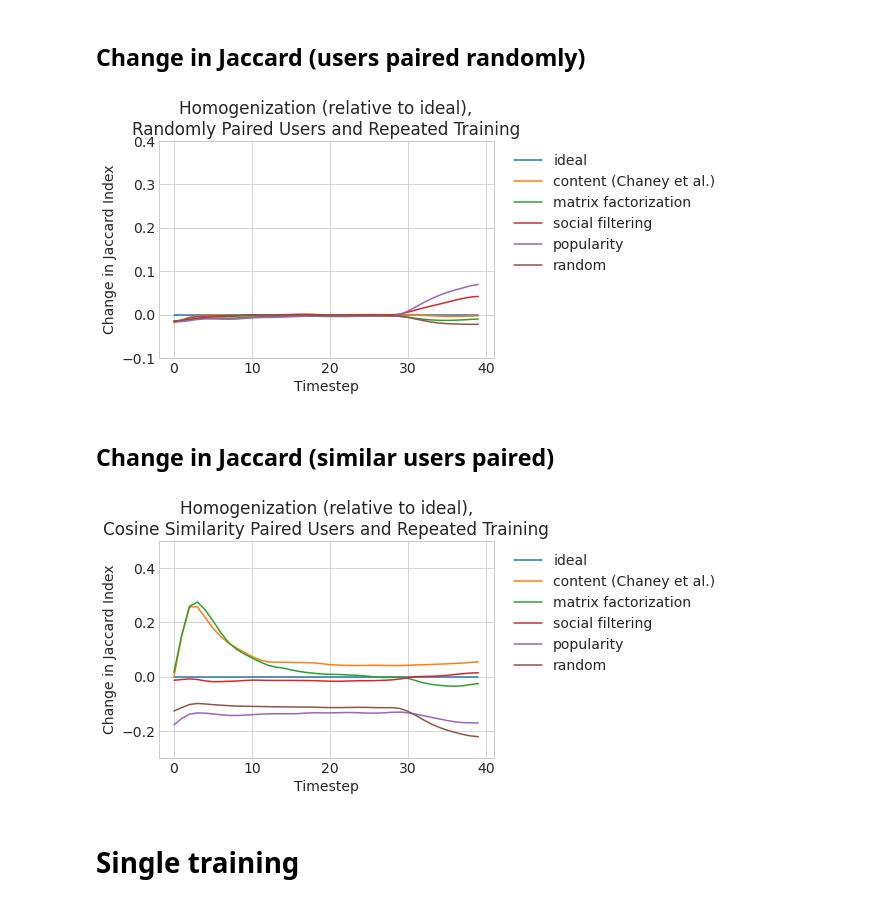
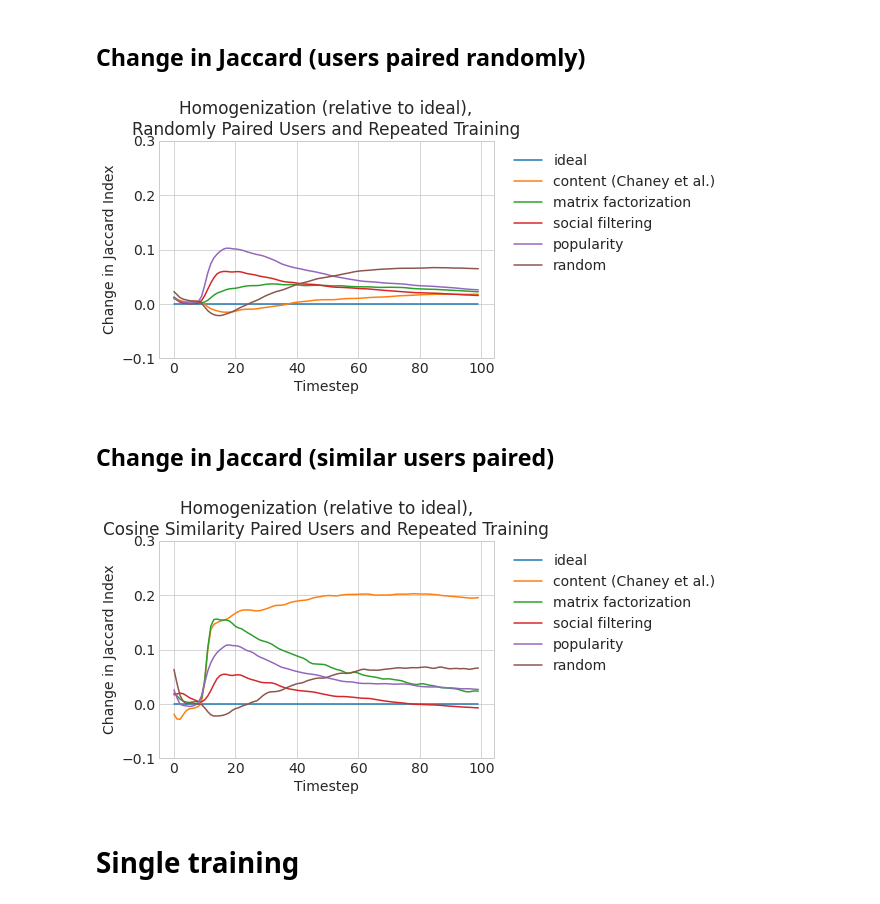
Before and after one commit to sunnymatt/t-recs-experiments, a Jupyter notebook: notebooks/chaney_replication.ipynb, the cells around one changed output. Drawn from its saved outputs; the diff is of its cells as text; code cells hidden in the pictures.

Commit message:
Closer to the Chaney, but random recommender exhibits strangely high homogenization

```diff
--- a/notebooks/chaney_replication.ipynb
+++ b/notebooks/chaney_replication.ipynb
@@ -335,7 +361,8 @@ np.testing.assert_array_equal(true_scores, ideal_rec.predicted_scores)
 # random recommender - randomly update users at every step
 class RandomRecommender(ContentFiltering):
     def _update_internal_state(self, interactions):
-        pass
+        self.items_hat[:, :] = np.random.rand(*self.items_hat.shape)
+        self.users_hat[:, :] = np.random.rand(*self.users_hat.shape)
 
     def process_new_items(self, new_items):
         """
@@ -344,27 +371,28 @@ class RandomRecommender(ContentFiltering):
         num_items = new_items.shape[1]
         num_attr = self.items_hat.shape[0]
         item_representation = np.random.rand(num_attr, num_items)
-        self.items_hat = np.hstack([self.items_hat, item_representation])
+        return item_representation
 # %%
 # Chaney ContentFiltering - uses NNLS solver
 class ChaneyContent(ContentFiltering):
     def __init__(self, *args, **kwargs):
         super().__init__(*args, **kwargs)
 
-
     def _update_internal_state(self, interactions):
         # update cumulative interactions
+        num_new_items = self.items_hat.shape[1] - self.cumulative_interactions.shape[1] # how many new items were added to the system?
+        if num_new_items > 0:
+            self.cumulative_interactions = np.hstack([self.cumulative_interactions, np.zeros((self.num_users, num_new_items))]) # add new items to cumulative interactions
         self.cumulative_interactions[self.users.user_vector, interactions] += 1
 
     def train(self):
         if hasattr(self, 'cumulative_interactions') and self.cumulative_interactions.sum() > 0: # if there are interactions present:
+            items_to_train = self.cumulative_interactions.shape[1] # can't train representations for new items before interactions have happened!
             for i in range(self.num_users):
-                items_to_train = self.cumulative_interactions.shape[1] # can't train representations for new items before interactions have happened!
                 item_attr = self.items_hat[:, :items_to_train].T
                 self.users_hat[i, :] = nnls(item_attr, self.cumulative_interactions[i, :])[0] # solve for Content Filtering representation using nnls solver
-                num_new_items = self.items_hat.shape[1] - items_to_train
-                if num_new_items > 0:
-                    self.cumulative_interactions = np.hstack([self.cumulative_interactions, np.zeros((self.num_users, num_new_items))]) # add new items to cumulative interactions
+            num_new_items = self.items_hat.shape[1] - self.cumulative_interactions.shape[1] # how many new items were added to the system?
+
         else:
             self.cumulative_interactions = np.zeros((self.users_hat.shape[0], self.items_hat.shape[1]))
         super().train()
@@ -519,17 +551,19 @@ for i in range(NUM_SIMS):
 
     repeated_training = True
     rep_train_models["ideal"] = run_ideal_sim(true_prefs, item_representation, true_scores, noisy_scores, pairs, repeated_training)
-    rep_train_models["content_chaney"] = run_content_sim(item_representation, noisy_scores, pairs, repeated_training)
-    rep_train_models["mf"] = run_mf_sim(item_representation, noisy_scores, pairs, repeated_training)
-    rep_train_models["sf"] = run_sf_sim(social_network, item_representation, noisy_scores, pairs, repeated_training)
-    rep_train_models["popularity"] = run_pop_sim(item_representation, noisy_scores, pairs, repeated_training)
-    rep_train_models["random"] = run_random_sim(item_representation, noisy_scores, pairs)
+    ideal_interactions = np.hstack(process_measurement(rep_train_models["ideal"], "interaction_history")) # pull out the interaction history for the ideal simulations
+    rep_train_models["content_chaney"] = run_content_sim(item_representation, noisy_scores, pairs, ideal_interactions, repeated_training)
+    rep_train_models["mf"] = run_mf_sim(item_representation, noisy_scores, pairs, ideal_interactions, repeated_training)
+    rep_train_models["sf"] = run_sf_sim(social_network, item_representation, noisy_scores, pairs, ideal_interactions, repeated_training)
+    rep_train_models["popularity"] = run_pop_sim(item_representation, noisy_scores, pairs, ideal_interactions, repeated_training)
+    rep_train_models["random"] = run_random_sim(item_representation, noisy_scores, pairs, ideal_interactions)
 
     # extract results from each model
     for model_key in model_keys:
         model = rep_train_models[model_key]
-        rep_train_results["sim_users"][model_key].append(process_measurement(model, "similar_user_jaccard"))
         rep_train_results["random_users"][model_key].append(process_measurement(model, "interaction_similarity"))
+        if model_key is not "ideal": # homogenization of similar users is always measured relative to the ideal model
+            rep_train_results["sim_users"][model_key].append(process_measurement(model, "similar_user_jaccard"))
 # %%
 # graphing
 plt.style.use('seaborn-whitegrid')
@@ -563,32 +597,32 @@ for m in model_keys:
 plt.ylabel("Change in Jaccard Index")
 plt.xlabel("Timestep")
 plt.legend(facecolor='white', framealpha=1, loc='upper right', bbox_to_anchor=(1.7, 1.0))
-plt.ylim(-0.1, 0.4)
+plt.ylim(-0.1, 0.3)
 plt.title("Homogenization (relative to ideal),\nRandomly Paired Users and Repeated Training")
 plt.savefig('repeated_training_random_pair.pdf', bbox_inches = "tight")
 # %% [output]
-[figure, old version]
+[figure, new version]
 # %% [markdown]
 ## Change in Jaccard (similar users paired)
 # %%
 # get change in jaccard index just for ideal recommender
-ideal_jaccard = np.array(rep_train_results["sim_users"]["ideal"])
 relative_jaccard = {}
+relative_jaccard["ideal"] = np.zeros(STARTUP_ITERS + SIM_ITERS)
 
 for model_key in model_keys:
-    abs_jaccard = np.array(rep_train_results["sim_users"][model_key])
-    relative_jaccard[model_key] = (abs_jaccard - ideal_jaccard).mean(axis=0) # average across 10 trials
+    if model_key is not "ideal":
+        relative_jaccard[model_key] = (np.array(rep_train_results["sim_users"][model_key])).mean(axis=0) # average across 10 trials
 # %%
 for m in model_keys:
     plt.plot(gaussian_filter1d(np.copy(relative_jaccard[m][:200]), sigma=sigma), label=id_to_readable[m])
 plt.ylabel("Change in Jaccard Index")
 plt.xlabel("Timestep")
 plt.legend(facecolor='white', framealpha=1, loc='upper right', bbox_to_anchor=(1.7, 1.0))
-plt.ylim(-0.3, 0.5)
+plt.ylim(-0.1, 0.3)
 plt.title("Homogenization (relative to ideal),\nCosine Similarity Paired Users and Repeated Training")
 plt.savefig('repeated_training_sim_pair.pdf', bbox_inches = "tight")
 # %% [output]
-[figure, old version]
+[figure, new version]
 # %% [markdown]
 # Single training
 # %% [markdown]
```
Also changed, not shown: parts of 19 cells of this notebook.
